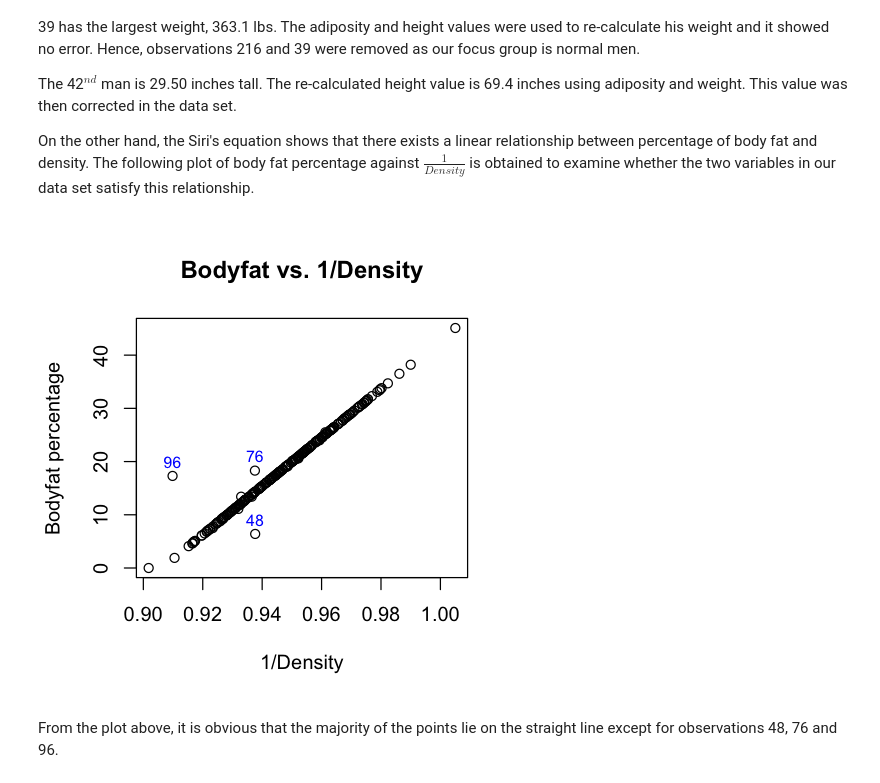
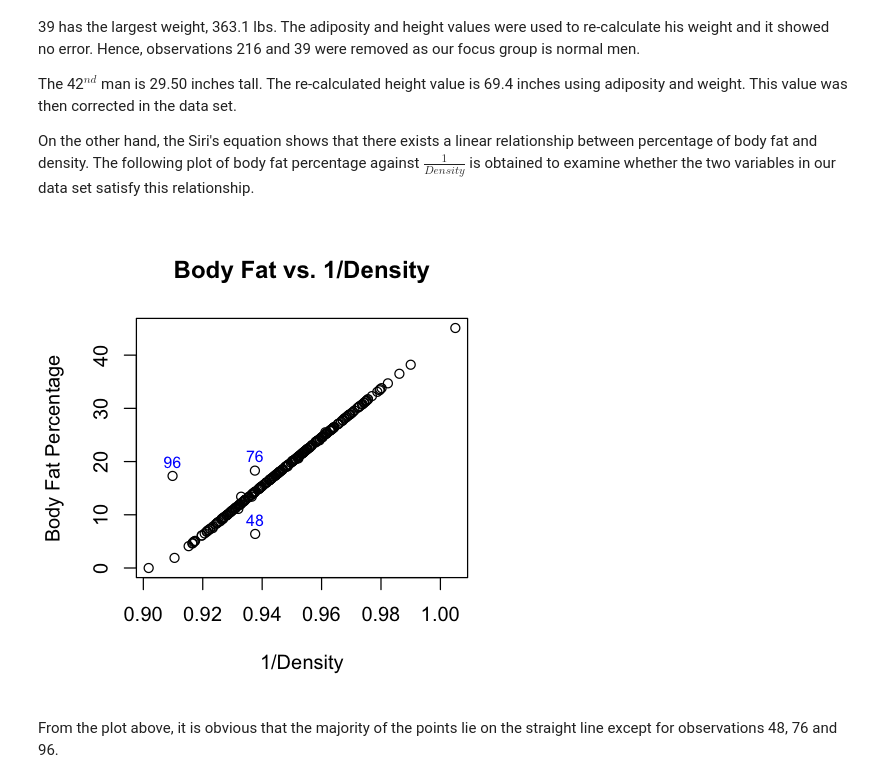
Before and after one commit to stat628M2G8T/bodyfat-measurement, a Jupyter notebook: Body Fat.ipynb, the cells around one changed output. Cells and saved outputs as stored; diff of their text form; code cells hidden in the pictures.

```diff
--- a/Body Fat.ipynb
+++ b/Body Fat.ipynb
@@ -109,20 +109,20 @@ On the other hand, the Siri's equation shows that there exists a linear relation
 # %%
 library(IRdisplay)
 layout(1)
 
 library(repr)
 options(repr.plot.width=4, repr.plot.height=4)
 
 # Plot bodyfat vs 1/density
-x = plot( y = bodyfat_original$bodyfat, x = 1/bodyfat_original$density, ylab = "Bodyfat percentage",
-      xlab = "1/Density", main = "Bodyfat vs. 1/Density")
+x = plot( y = bodyfat_original$bodyfat, x = 1/bodyfat_original$density, ylab = "Body Fat Percentage",
+      xlab = "1/Density", main = "Body Fat vs. 1/Density")
 
 # Add labels to points that deviate from straight line
 text(1/bodyfat_original$density[48],9,"48",col = "blue",cex=0.8)
 text(1/bodyfat_original$density[76],21,"76",col = "blue",cex=0.8)
 text(1/bodyfat_original$density[96],20,"96",col = "blue",cex=0.8)
 # %% [output]
-[figure, old version]
+[figure, new version]
 # %% [markdown]
 From the plot above, it is obvious that the majority of the points lie on the straight line except for observations 48, 76 and 96.
 # %%
```
Also changed, not shown: parts of 8 cells of this notebook.
